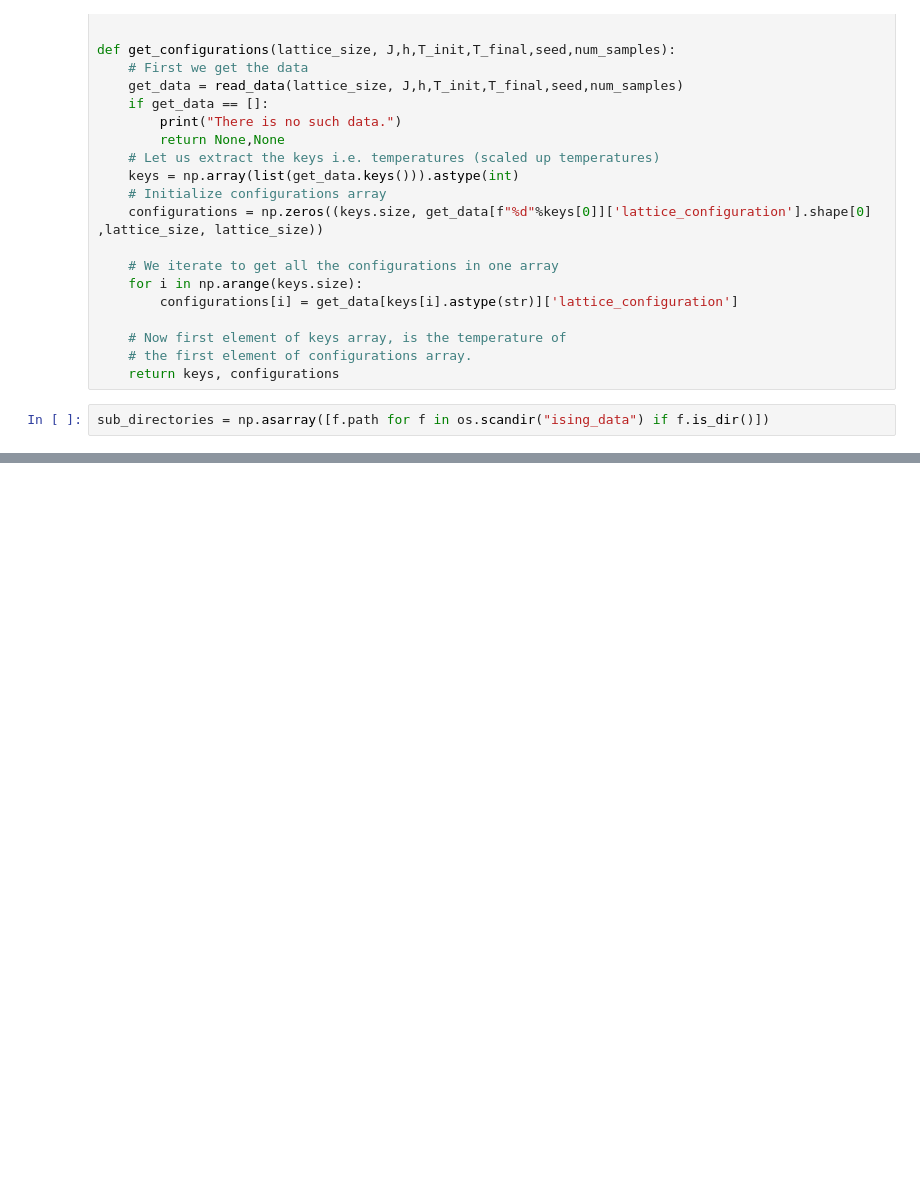
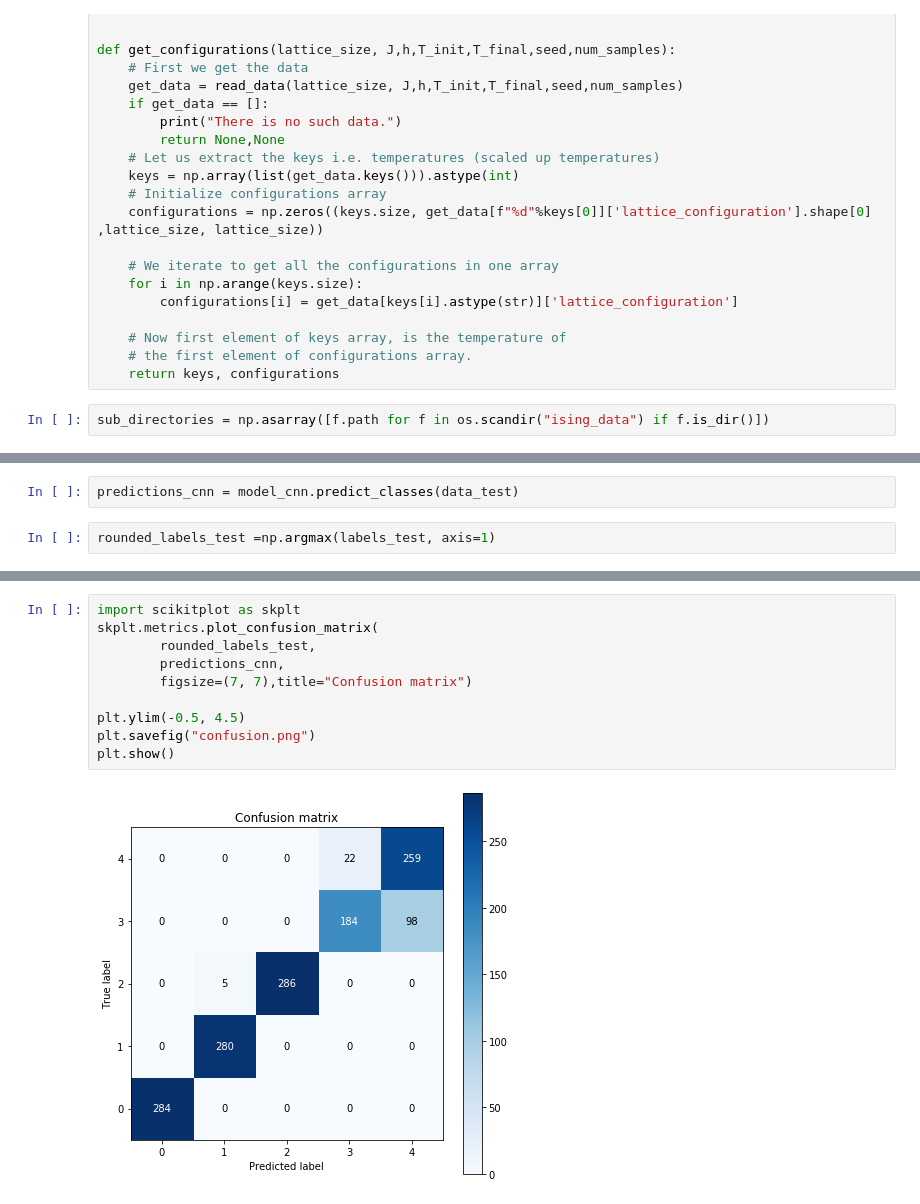
Before and after one commit to DisQS/MachineLearning-IsingModel2D, a Jupyter notebook: MachineLearning-IsingModel2D_Neural_Net.ipynb, the cells around one changed output, grey strips where cells are left out. Cells and saved outputs as stored; diff of their text form; blank space fills up the shorter version.

```diff
--- a/MachineLearning-IsingModel2D_Neural_Net.ipynb
+++ b/MachineLearning-IsingModel2D_Neural_Net.ipynb
@@ -132,0 +336,4 @@ configurations.shape
+# %%
+predictions_cnn = model_cnn.predict_classes(data_test)
+# %%
+rounded_labels_test =np.argmax(labels_test, axis=1)
@@ -132,0 +348,12 @@ configurations.shape
+# %%
+import scikitplot as skplt
+skplt.metrics.plot_confusion_matrix(
+        rounded_labels_test,
+        predictions_cnn,
+        figsize=(7, 7),title="Confusion matrix")
+
+plt.ylim(-0.5, 4.5)
+plt.savefig("confusion.png")
+plt.show()
+# %% [output]
+[figure, added]
```
Also changed, not shown: parts of 29 cells of this notebook, 2 other files.
